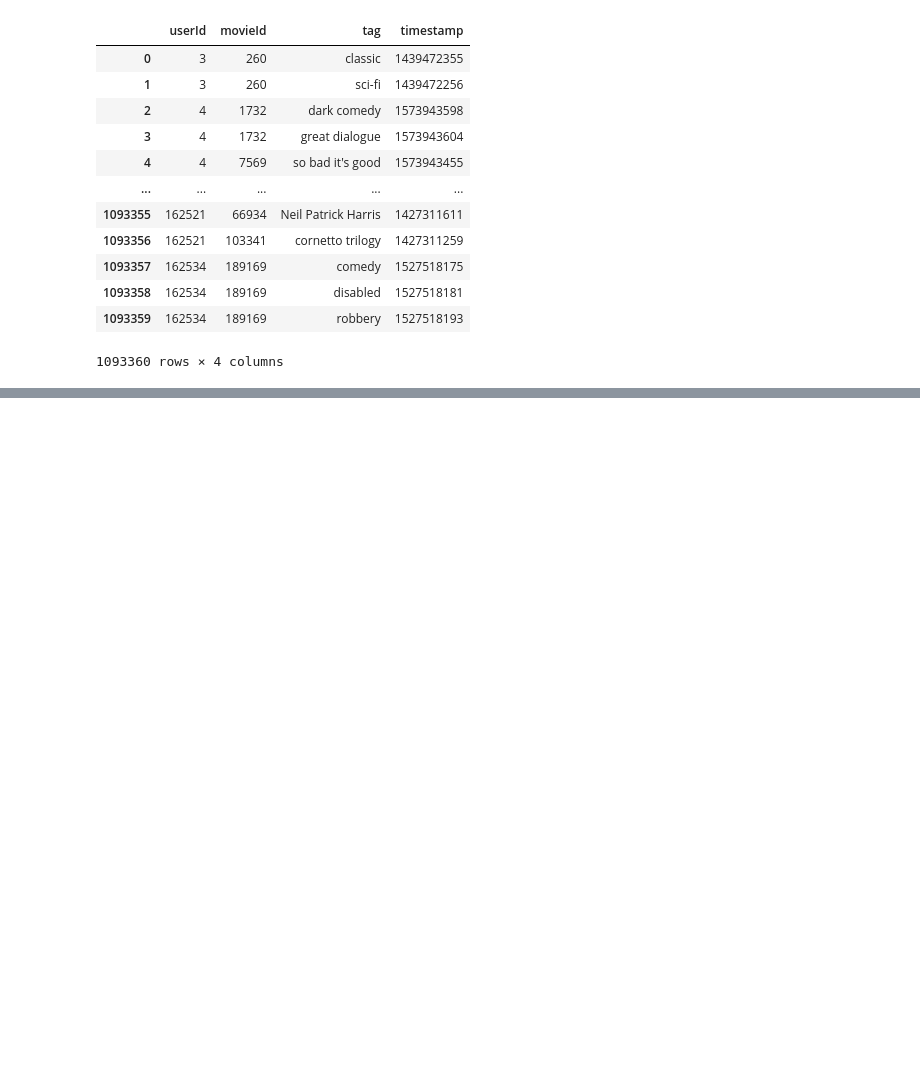
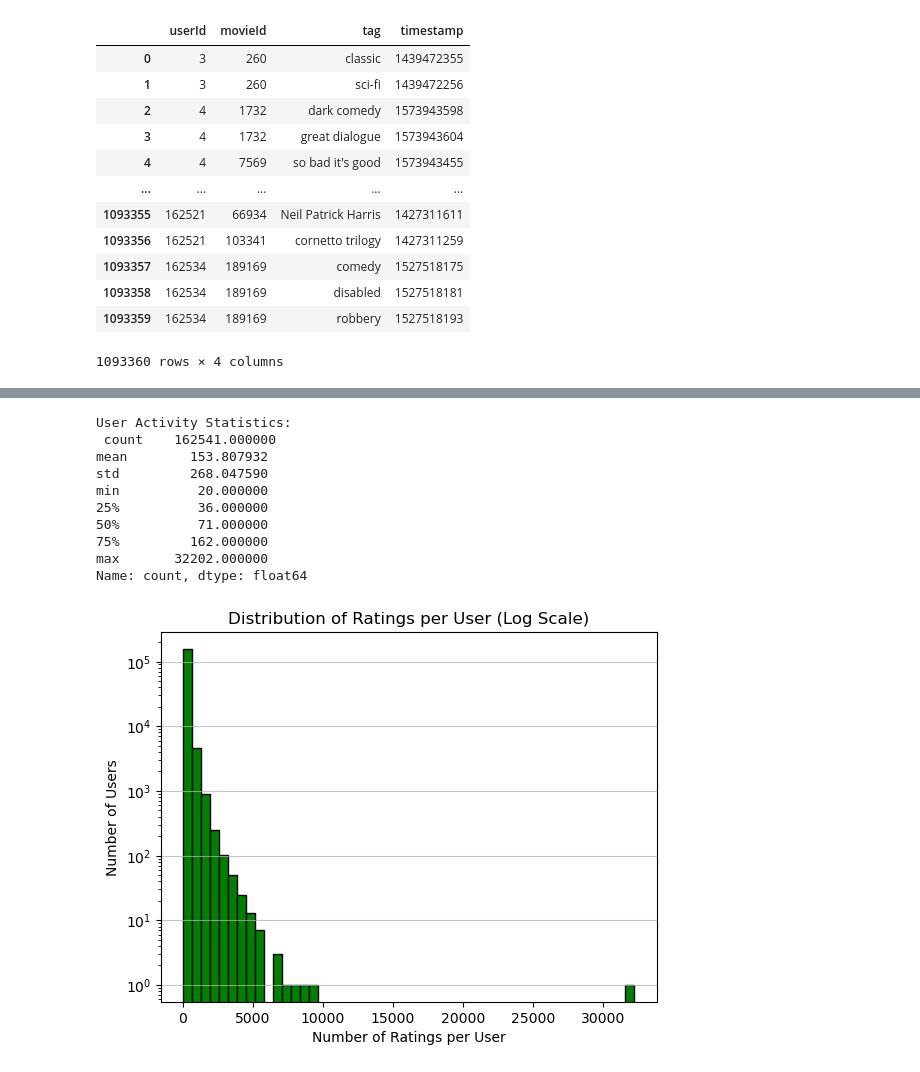
Before and after one commit to Valier-Juri/DSC202-movie-recommendation-database, a Jupyter notebook: EDA.ipynb, the cells around one changed output, grey strips where cells are left out. Cells and saved outputs as stored; diff of their text form; code cells hidden in the pictures; blank space fills up the shorter version.

```diff
--- a/EDA.ipynb
+++ b/EDA.ipynb
@@ -192,0 +361,24 @@ tag_movie
+# %%
+# Ratings per user (activity level)
+ratings_per_user = ratings_movies['userId'].value_counts()
+print("\nUser Activity Statistics:\n", ratings_per_user.describe())
+
+# Plot distribution of ratings per user
+plt.hist(ratings_per_user, bins=50, log=True, color='green', edgecolor='black')
+plt.xlabel('Number of Ratings per User')
+plt.ylabel('Number of Users')
+plt.title('Distribution of Ratings per User (Log Scale)')
+plt.grid(axis='y', alpha=0.75)
+plt.show()
+# %% [output]
+User Activity Statistics:
+ count    162541.000000
+mean        153.807932
+std         268.047590
+min          20.000000
+25%          36.000000
+50%          71.000000
+75%         162.000000
+max       32202.000000
+Name: count, dtype: float64
+[figure, added]
```
Also changed, not shown: parts of 13 cells of this notebook.
